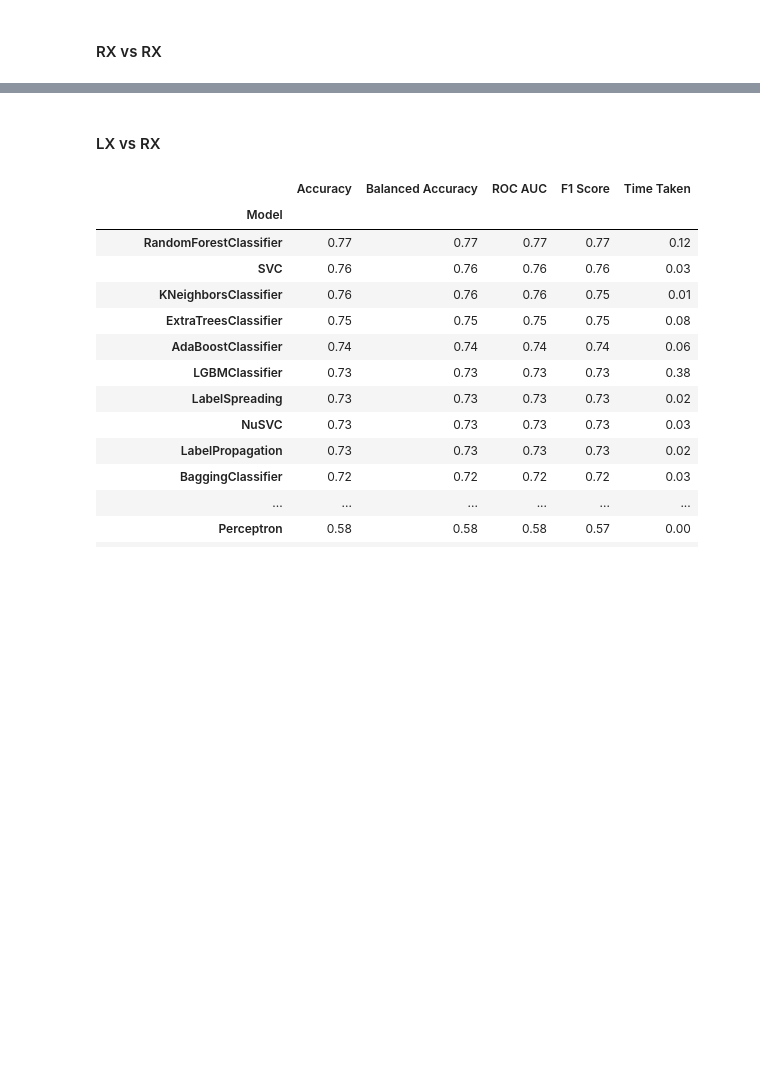
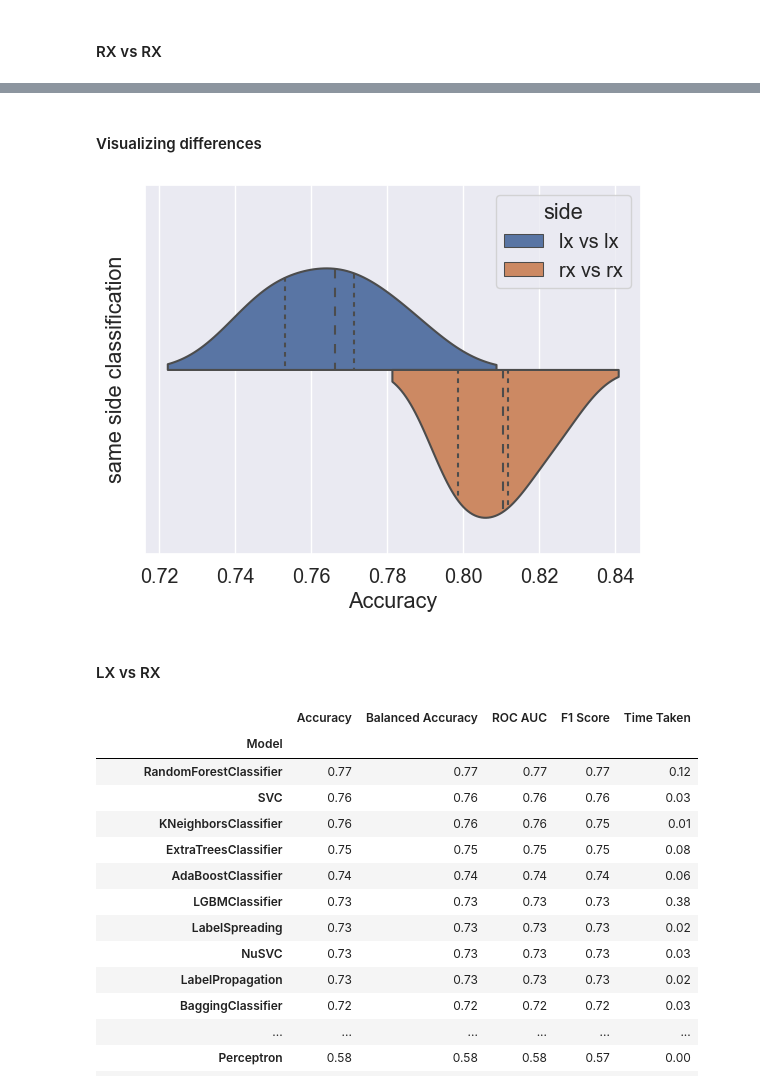
Before and after one commit to LeonardoAlchieri/LateralizationPhysiologicalWearables, a Jupyter notebook: notebooks/data-exploration-usilaughs.ipynb, the cells around one changed output, grey strips where cells are left out. Cells and saved outputs as stored; diff of their text form; code cells hidden in the pictures; blank space fills up the shorter version.

Commit message:
Started implementing violinplot for result distribution

```diff
--- a/notebooks/data-exploration-usilaughs.ipynb
+++ b/notebooks/data-exploration-usilaughs.ipynb
@@ -158,6 +158,9 @@ labels_left.shape=(864,)
 groups_left.shape=(864,)
 # %% [markdown]
 ## ML Prediction
+# %%
+model_selected: str = "RandomForestClassifier"
+metrics_selected: str = "Accuracy"
 # %% [markdown]
 #### LX v LX
 # %%
@@ -227,5 +230,29 @@ with pandas_option_context('display.float_format', '{:0.4f}'.format):
 | PassiveAggressiveClassifier | 0.5353 | 0.5352 | 0.5352 | 0.5219 | 0.0041 | 0.0642 | 0.0643 | ... |
 | DummyClassifier | 0.4987 | 0.5000 | 0.5000 | 0.3319 | 0.0034 | 0.0008 | 0.0000 | ... |
+# %% [markdown]
+#### Visualizing differences
+# %%
+selected_results_rxrx = [
+    (single_result.loc[model_selected, metrics_selected], "rx vs rx")
+    for seed_res in all_results_cv_rxrx
+    for single_result in seed_res
+]
+
+selected_results_lxlx = [
+    (single_result.loc[model_selected, metrics_selected], "lx vs lx")
+    for seed_res in all_results_cv_lxlx
+    for single_result in seed_res
+]
+# %%
+from seaborn import violinplot
+
+extra_col_name: str = 'same side classification'
+data_to_plot = DataFrame([*selected_results_lxlx, *selected_results_rxrx], columns=[metrics_selected, "side"])
+data_to_plot[extra_col_name] = ""
+ax = violinplot(data_to_plot, x=metrics_selected, y=extra_col_name, hue='side', split=True, inner='quartile')
+# ax.set_ylim(0.5, 1.0)
+# %% [output]
+[figure, added]
 # %% [markdown]
 #### LX vs RX
 # %%
```
Also changed, not shown: parts of 7 cells of this notebook.
